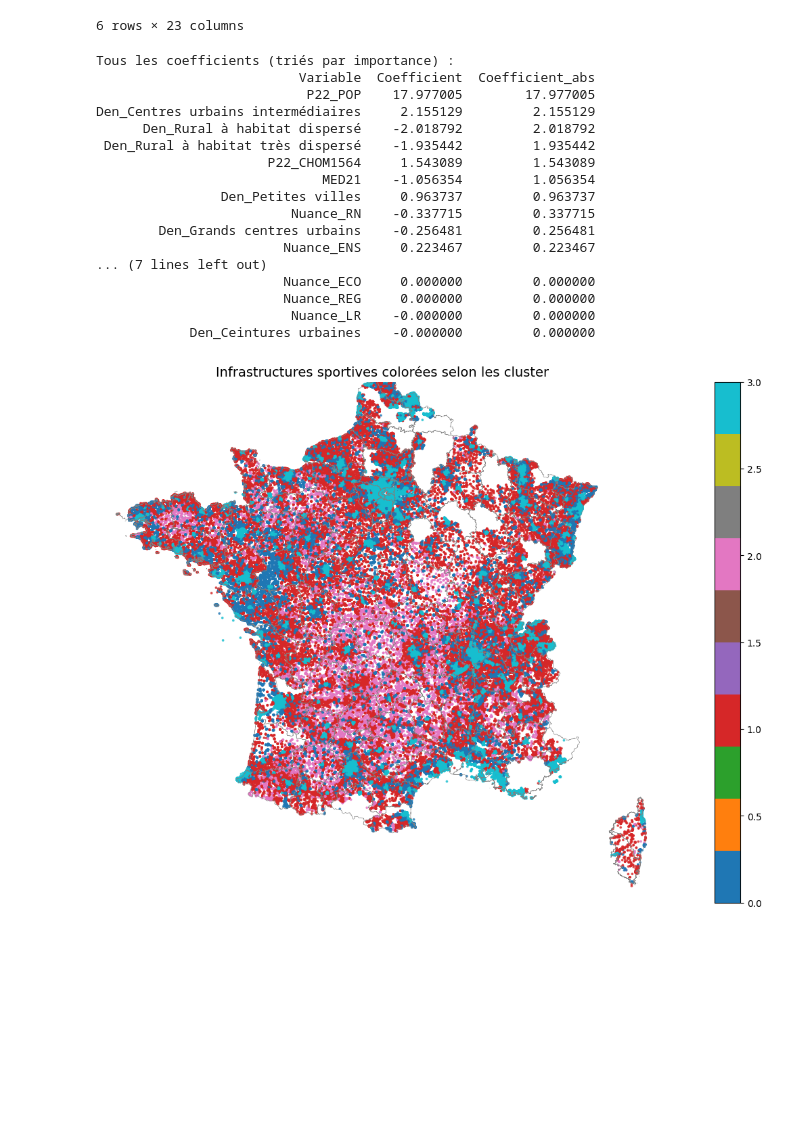
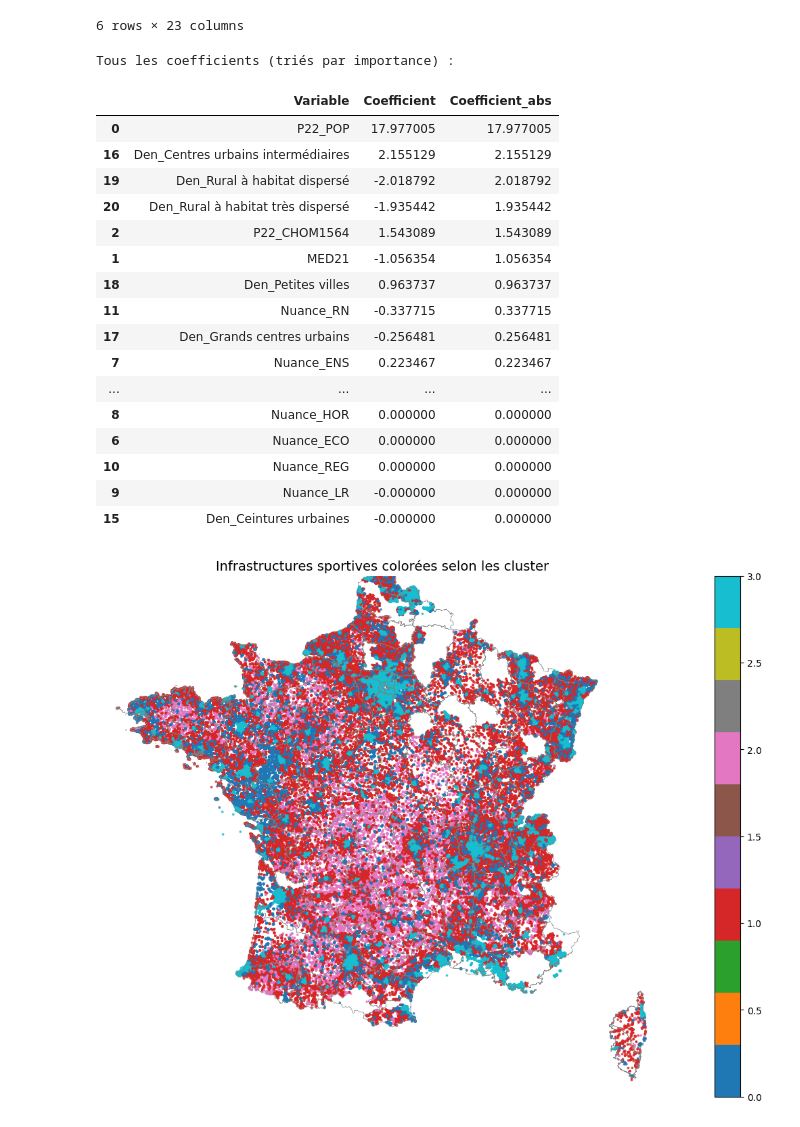
Before and after one commit to MaximeHirsch/Projet-python-deserts-sportifs, a Jupyter notebook: Projet.ipynb, the cells around one changed output. Saved outputs shown, nothing was run; the diff lists cells and outputs as text; code cells hidden in the pictures; blank space fills up the shorter version.

```diff
--- a/Projet.ipynb
+++ b/Projet.ipynb
@@ -1062,47 +1062,48 @@ df_avec_dummies = pd.get_dummies(
     prefix=['Nuance', 'Den']
 )
 
 #Séparation pour standardiser X
 y = df_avec_dummies['Nb_infrastructures']
 X = df_avec_dummies.drop('Nb_infrastructures', axis=1)
 
 #Standardisation X
 X_scaled = StandardScaler().fit_transform(X)
 X_scaled = pd.DataFrame(X_scaled, columns=X.columns)
 
 lasso_cv = LassoCV(
     cv=10,              # 10-fold cross-validation
     random_state=42,
     max_iter=10000,
     n_alphas=100        # Teste 100 valeurs d'alpha différentes
 )
 
 # Entraînement
 lasso_cv.fit(X_scaled, y)
 
 coefficients = pd.DataFrame({
     'Variable': X.columns,
     'Coefficient': lasso_cv.coef_,
     'Coefficient_abs': np.abs(lasso_cv.coef_)
 }).sort_values('Coefficient_abs', ascending=False)
 
 print("Tous les coefficients (triés par importance) :")
-print(coefficients.to_string(index=False))
+coefficients
 # %% [output]
 Tous les coefficients (triés par importance) :
-                          Variable  Coefficient  Coefficient_abs
-                           P22_POP    17.977005        17.977005
-Den_Centres urbains intermédiaires     2.155129         2.155129
-      Den_Rural à habitat dispersé    -2.018792         2.018792
- Den_Rural à habitat très dispersé    -1.935442         1.935442
-                      P22_CHOM1564     1.543089         1.543089
-                             MED21    -1.056354         1.056354
-                Den_Petites villes     0.963737         0.963737
-                         Nuance_RN    -0.337715         0.337715
-        Den_Grands centres urbains    -0.256481         0.256481
-                        Nuance_ENS     0.223467         0.223467
-... (7 lines left out)
-                        Nuance_ECO     0.000000         0.000000
-                        Nuance_REG     0.000000         0.000000
-                         Nuance_LR    -0.000000         0.000000
-            Den_Ceintures urbaines    -0.000000         0.000000
+|  | Variable | Coefficient | Coefficient_abs |
+| 0 | P22_POP | 17.977005 | 17.977005 |
+| 16 | Den_Centres urbains intermédiaires | 2.155129 | 2.155129 |
+| 19 | Den_Rural à habitat dispersé | -2.018792 | 2.018792 |
+| 20 | Den_Rural à habitat très dispersé | -1.935442 | 1.935442 |
+| 2 | P22_CHOM1564 | 1.543089 | 1.543089 |
+| 1 | MED21 | -1.056354 | 1.056354 |
+| 18 | Den_Petites villes | 0.963737 | 0.963737 |
+| 11 | Nuance_RN | -0.337715 | 0.337715 |
+| 17 | Den_Grands centres urbains | -0.256481 | 0.256481 |
+| 7 | Nuance_ENS | 0.223467 | 0.223467 |
+| ... | ... | ... | ... |
+| 8 | Nuance_HOR | 0.000000 | 0.000000 |
+| 6 | Nuance_ECO | 0.000000 | 0.000000 |
+| 10 | Nuance_REG | 0.000000 | 0.000000 |
+| 9 | Nuance_LR | -0.000000 | 0.000000 |
+| 15 | Den_Ceintures urbaines | -0.000000 | 0.000000 |
```
Also changed, not shown: parts of 3 cells of this notebook, 1 other file.
